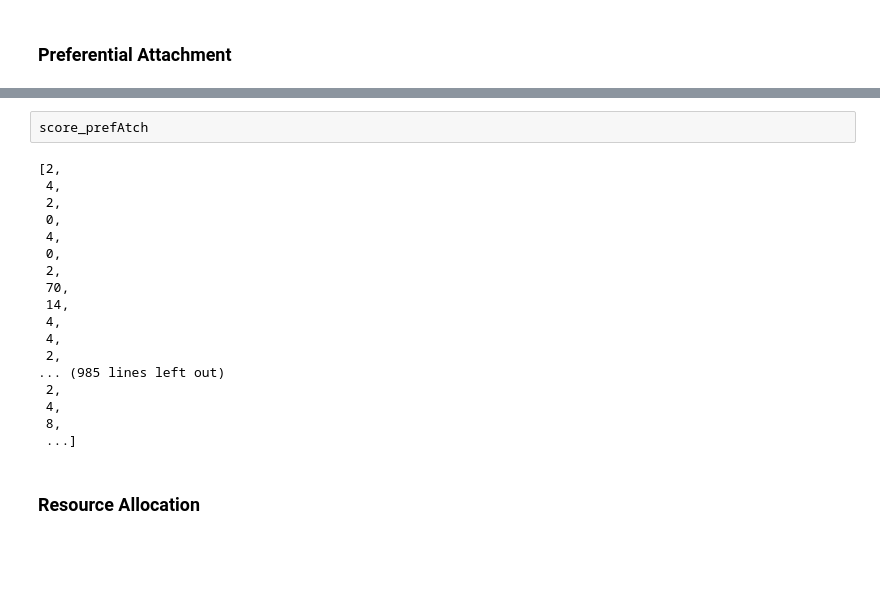
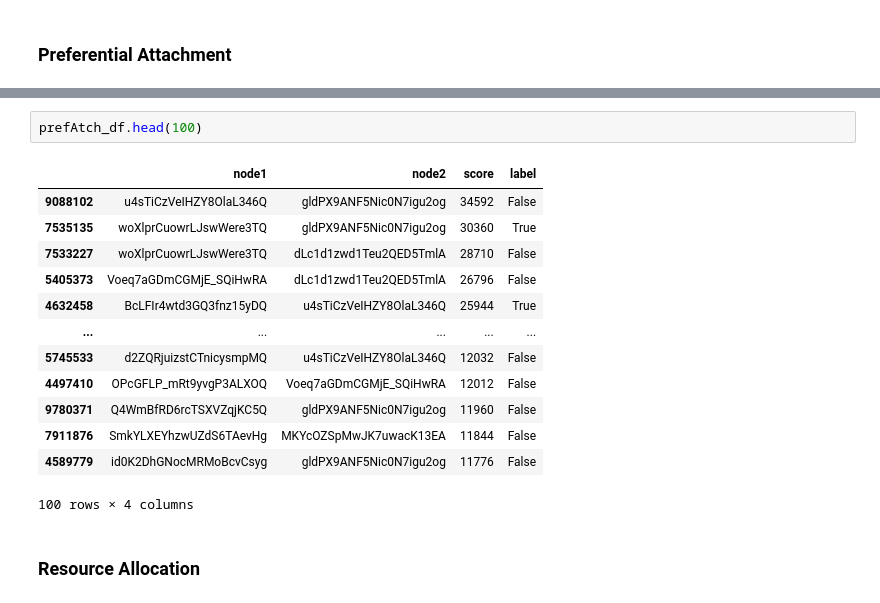
Before and after one commit to rwc2408/CienciadasRedes, a Jupyter notebook: Desafio 02/desafico02_linkPrediction.ipynb, the cells around one changed output, grey strips where cells are left out. Cells and saved outputs as stored; diff of their text form; blank space fills up the shorter version.

```diff
--- a/Desafio 02/desafico02_linkPrediction.ipynb
+++ b/Desafio 02/desafico02_linkPrediction.ipynb
@@ -174,23 +142,19 @@ NameError: name 'label_prefAtch' is not defined
-# %%
-score_prefAtch
-# %% [output]
-[2,
- 4,
- 2,
- 0,
- 4,
- 0,
- 2,
- 70,
- 14,
- 4,
- 4,
- 2,
-... (985 lines left out)
- 2,
- 4,
- 8,
- ...]
+# %%
+prefAtch_df.head(100)
+# %% [output]
+|  | node1 | node2 | score | label |
+| 9088102 | u4sTiCzVeIHZY8OlaL346Q | gldPX9ANF5Nic0N7igu2og | 34592 | False |
+| 7535135 | woXlprCuowrLJswWere3TQ | gldPX9ANF5Nic0N7igu2og | 30360 | True |
+| 7533227 | woXlprCuowrLJswWere3TQ | dLc1d1zwd1Teu2QED5TmlA | 28710 | False |
+| 5405373 | Voeq7aGDmCGMjE_SQiHwRA | dLc1d1zwd1Teu2QED5TmlA | 26796 | False |
+| 4632458 | BcLFIr4wtd3GQ3fnz15yDQ | u4sTiCzVeIHZY8OlaL346Q | 25944 | True |
+| ... | ... | ... | ... | ... |
+| 5745533 | d2ZQRjuizstCTnicysmpMQ | u4sTiCzVeIHZY8OlaL346Q | 12032 | False |
+| 4497410 | OPcGFLP_mRt9yvgP3ALXOQ | Voeq7aGDmCGMjE_SQiHwRA | 12012 | False |
+| 9780371 | Q4WmBfRD6rcTSXVZqjKC5Q | gldPX9ANF5Nic0N7igu2og | 11960 | False |
+| 7911876 | SmkYLXEYhzwUZdS6TAevHg | MKYcOZSpMwJK7uwacK13EA | 11844 | False |
+| 4589779 | id0K2DhGNocMRMoBcvCsyg | gldPX9ANF5Nic0N7igu2og | 11776 | False |
+100 rows × 4 columns
 # %% [markdown]
 ### Resource Allocation
 # %%
```
Also changed, not shown: parts of 9 cells of this notebook.
